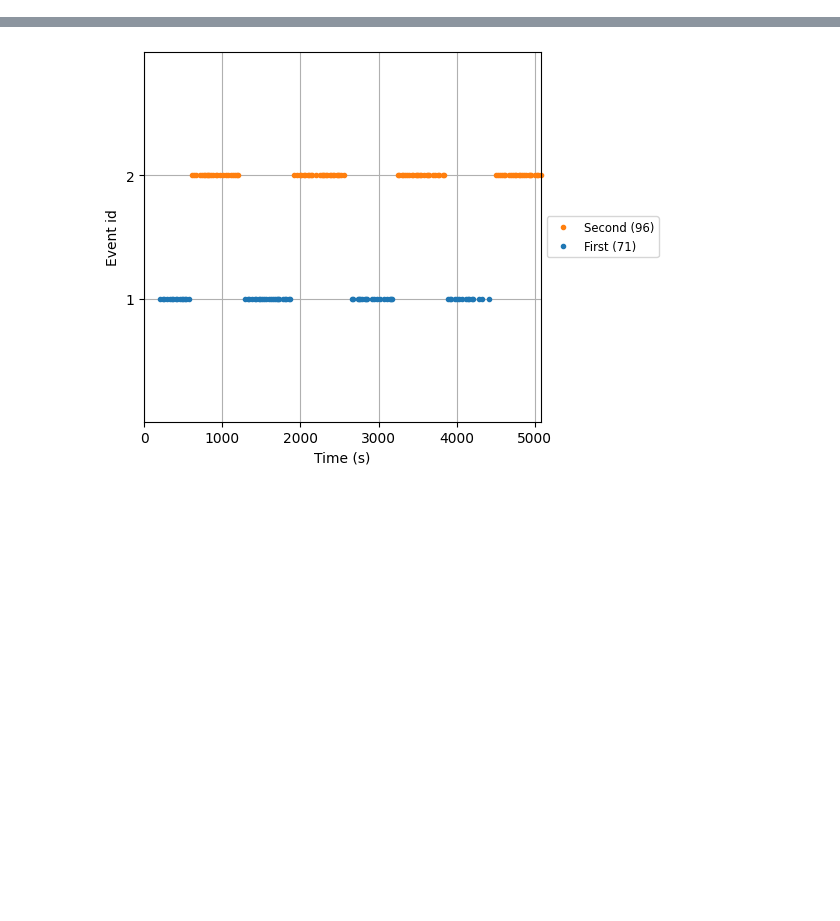
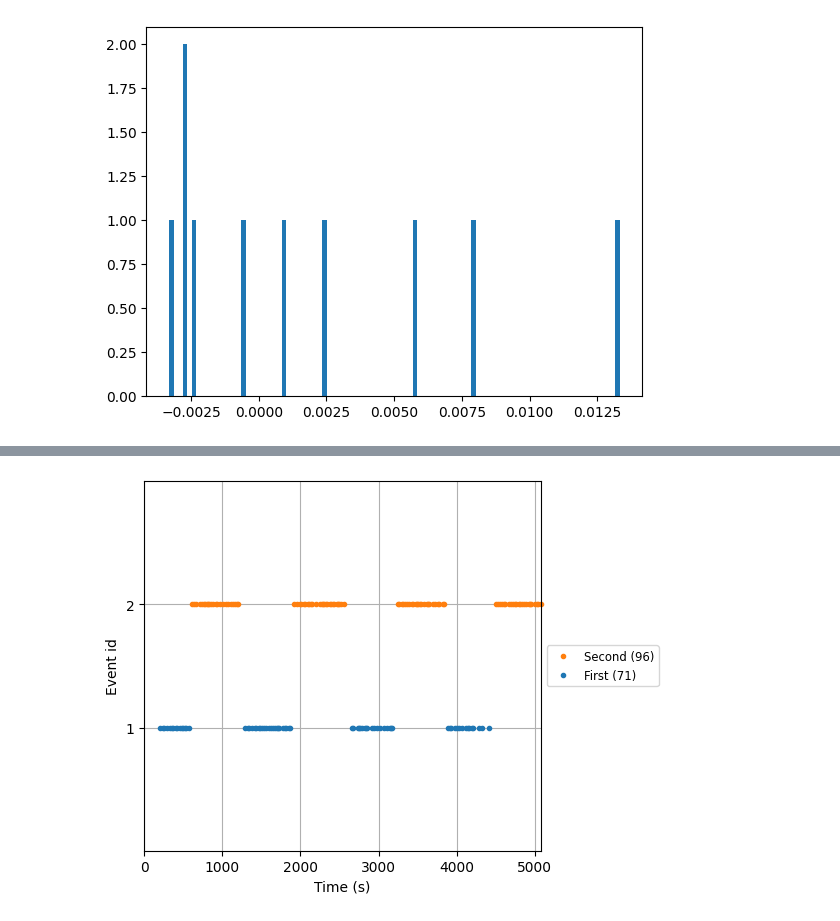
Before and after one commit to Straightgit/hyperscanning, a Jupyter notebook: Hyperscanning.ipynb, the cells around one changed output, grey strips where cells are left out. Cells and saved outputs as stored; diff of their text form; code cells hidden in the pictures; blank space fills up the shorter version.

```diff
--- a/Hyperscanning.ipynb
+++ b/Hyperscanning.ipynb
@@ -103,0 +1461,5 @@ events_mne = metki_15_16.to_numpy()
+# %%
+plt.hist(dist_perm_1_sensor,bins = int(100))
+plt.show()
+# %% [output]
+[figure, added]
```
Also changed, not shown: parts of 82 cells of this notebook.
